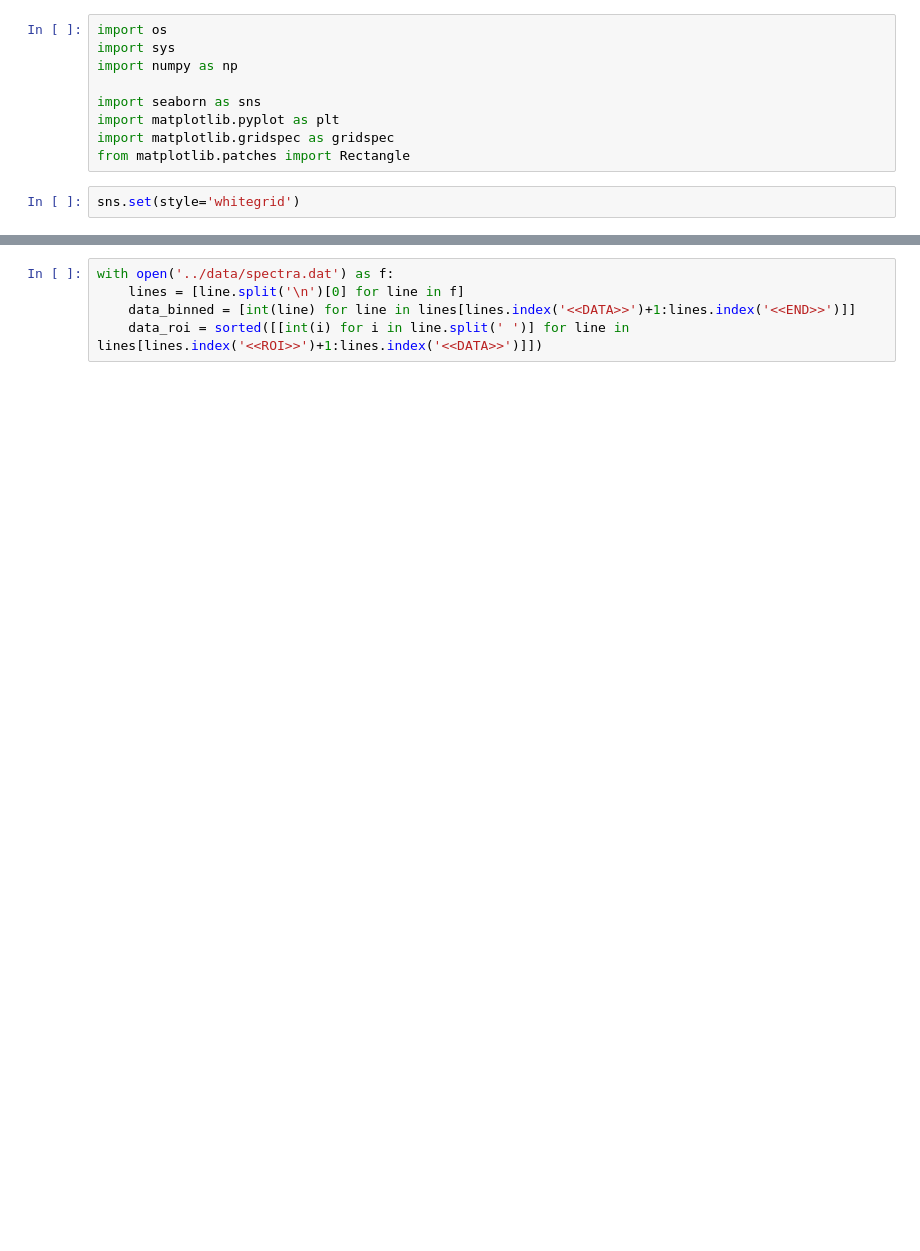
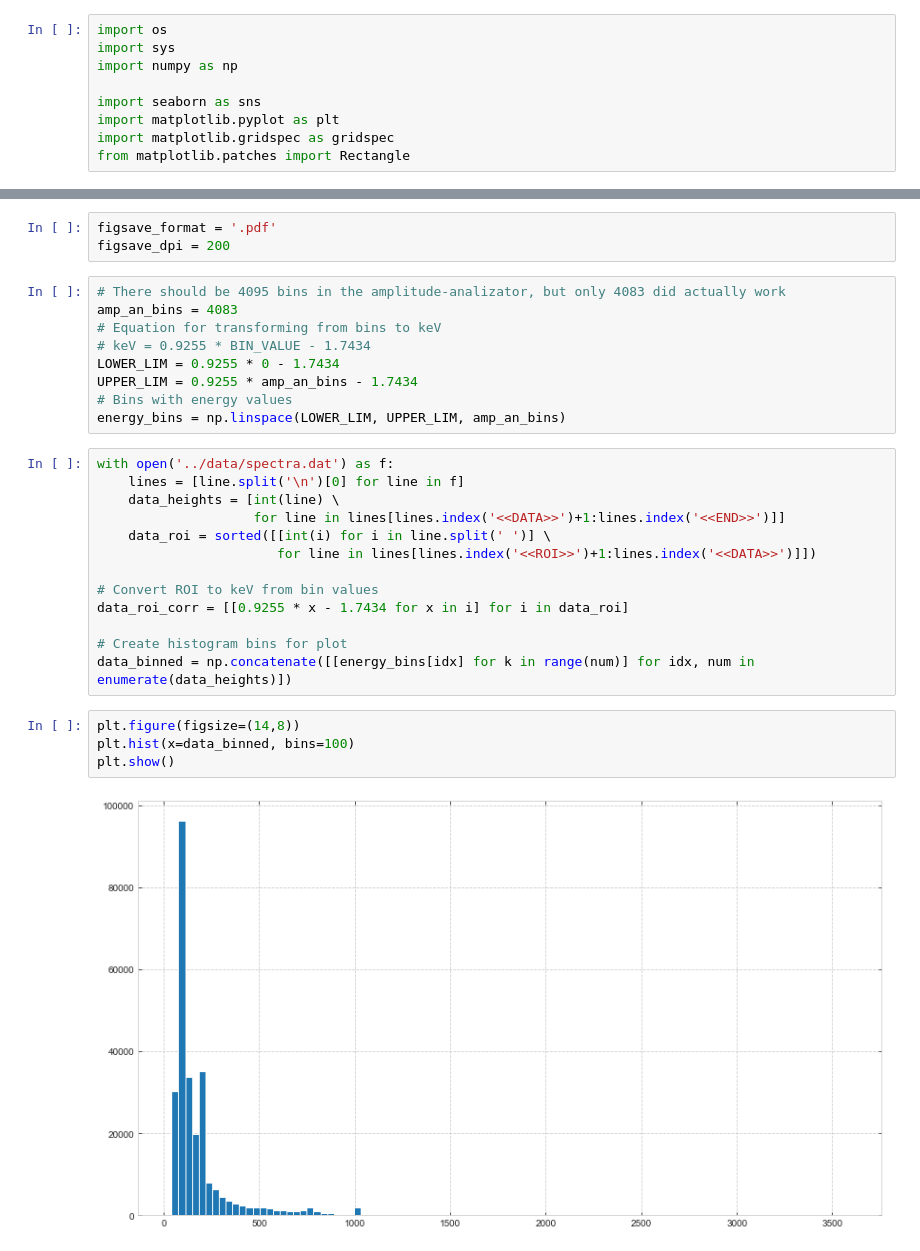
Before and after one commit to masterdesky/ELTE-applied-physics-2019, a Jupyter notebook: I. Gamma Spectroscopy/notebooks/gamma_spectroscopy.ipynb, the cells around one changed output, grey strips where cells are left out. Saved outputs shown, nothing was run; the diff lists cells and outputs as text; blank space fills up the shorter version.

```diff
--- a/I. Gamma Spectroscopy/notebooks/gamma_spectroscopy.ipynb
+++ b/I. Gamma Spectroscopy/notebooks/gamma_spectroscopy.ipynb
@@ -7,5 +7,3 @@ import seaborn as sns
 import matplotlib.pyplot as plt
 import matplotlib.gridspec as gridspec
 from matplotlib.patches import Rectangle
-# %%
-sns.set(style='whitegrid')
@@ -15,5 +42,31 @@ UPPER_LIM = 0.9255 * 4095 - 1.7434
+# %%
+figsave_format = '.pdf'
+figsave_dpi = 200
+# %%
+# There should be 4095 bins in the amplitude-analizator, but only 4083 did actually work
+amp_an_bins = 4083
+# Equation for transforming from bins to keV
+# keV = 0.9255 * BIN_VALUE - 1.7434
+LOWER_LIM = 0.9255 * 0 - 1.7434
+UPPER_LIM = 0.9255 * amp_an_bins - 1.7434
+# Bins with energy values
+energy_bins = np.linspace(LOWER_LIM, UPPER_LIM, amp_an_bins)
 # %%
 with open('../data/spectra.dat') as f:
     lines = [line.split('\n')[0] for line in f]
-    data_binned = [int(line) for line in lines[lines.index('<<DATA>>')+1:lines.index('<<END>>')]]
-    data_roi = sorted([[int(i) for i in line.split(' ')] for line in lines[lines.index('<<ROI>>')+1:lines.index('<<DATA>>')]])
+    data_heights = [int(line) \
+                    for line in lines[lines.index('<<DATA>>')+1:lines.index('<<END>>')]]
+    data_roi = sorted([[int(i) for i in line.split(' ')] \
+                       for line in lines[lines.index('<<ROI>>')+1:lines.index('<<DATA>>')]])
+
+# Convert ROI to keV from bin values
+data_roi_corr = [[0.9255 * x - 1.7434 for x in i] for i in data_roi]
+
+# Create histogram bins for plot
+data_binned = np.concatenate([[energy_bins[idx] for k in range(num)] for idx, num in enumerate(data_heights)])
+# %%
+plt.figure(figsize=(14,8))
+plt.hist(x=data_binned, bins=100)
+plt.show()
+# %% [output]
+[figure, added]
```
Also changed, not shown: parts of 9 cells of this notebook.
